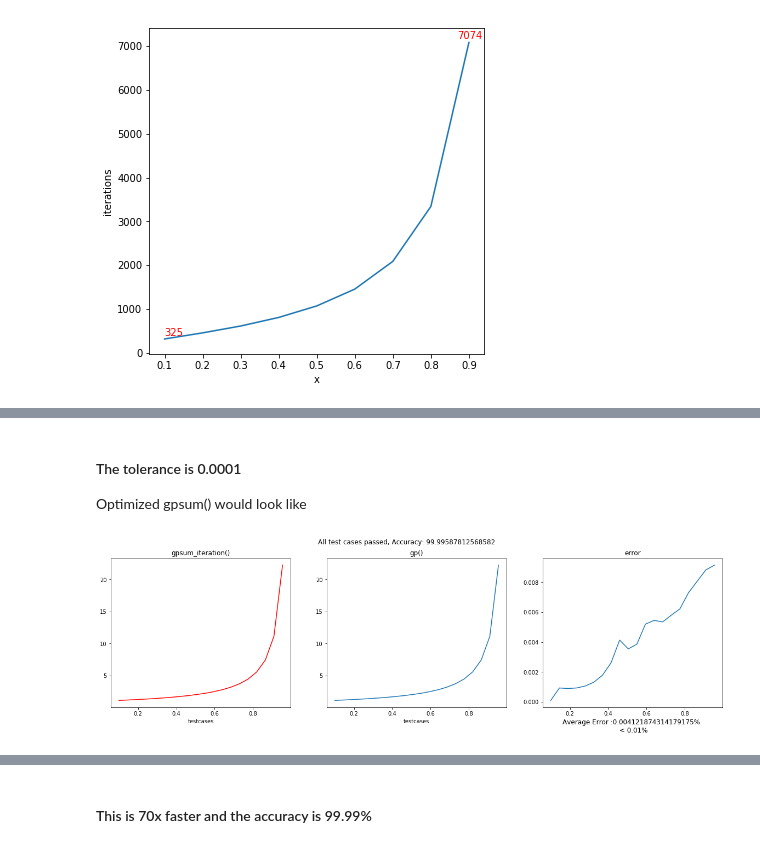
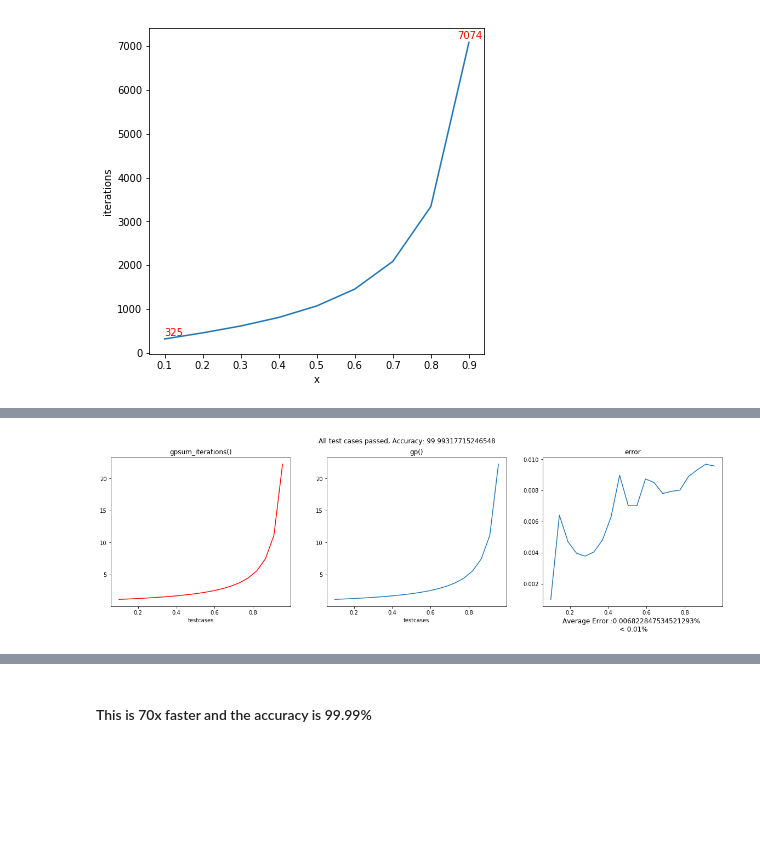
Before and after one commit to ShwetaBarge/PythonForDataScience, a Jupyter notebook: Taylor Series.ipynb, the cells around one changed output, grey strips where cells are left out. Drawn from its saved outputs; the diff is of its cells as text; code cells hidden in the pictures; blank space fills up the shorter version.

```diff
--- a/Taylor Series.ipynb
+++ b/Taylor Series.ipynb
@@ -207,11 +261,13 @@ The naive implementation gives an error less than $0.01\%$. But it does this by
 # %%
-# modifying gpsum() such that it checks it against a given tolerance
-def gp_prec_tol(x, tole) :
+def gpsum_iterations(a):
     s = 0
     count = 0
     t = 1
-    while t > tole :
-        t = pow(x,count)
+    error = 1
+    actual = gp(a)
+    while error >= 0.01:
+        t = pow(a, count)
         s = s + t
-        count += 1
+        error = ((actual - s)/actual)*100
+        count = count + 1
     return s, count
@@ -278,3 +273,0 @@ analyse(gp_prec_tol,gp,0.9999)
-# %% [markdown]
-#### The tolerance is 0.0001
-<p>Optimized gpsum() would look like
@@ -291,4 +274,4 @@ def gpsum_iteration(a):
 # %%
-theSeenAndTheUnseenTest(gpsum_iteration, gp, np.linspace(0.1, 1, num = 20, endpoint = False))
+theSeenAndTheUnseenTest(gpsum_iterations, gp, np.linspace(0.1, 1, num = 20, endpoint = False))
 # %% [output]
-[figure, old version]
+[figure, new version]
```
Also changed, not shown: parts of 66 cells of this notebook, 2 other files.
